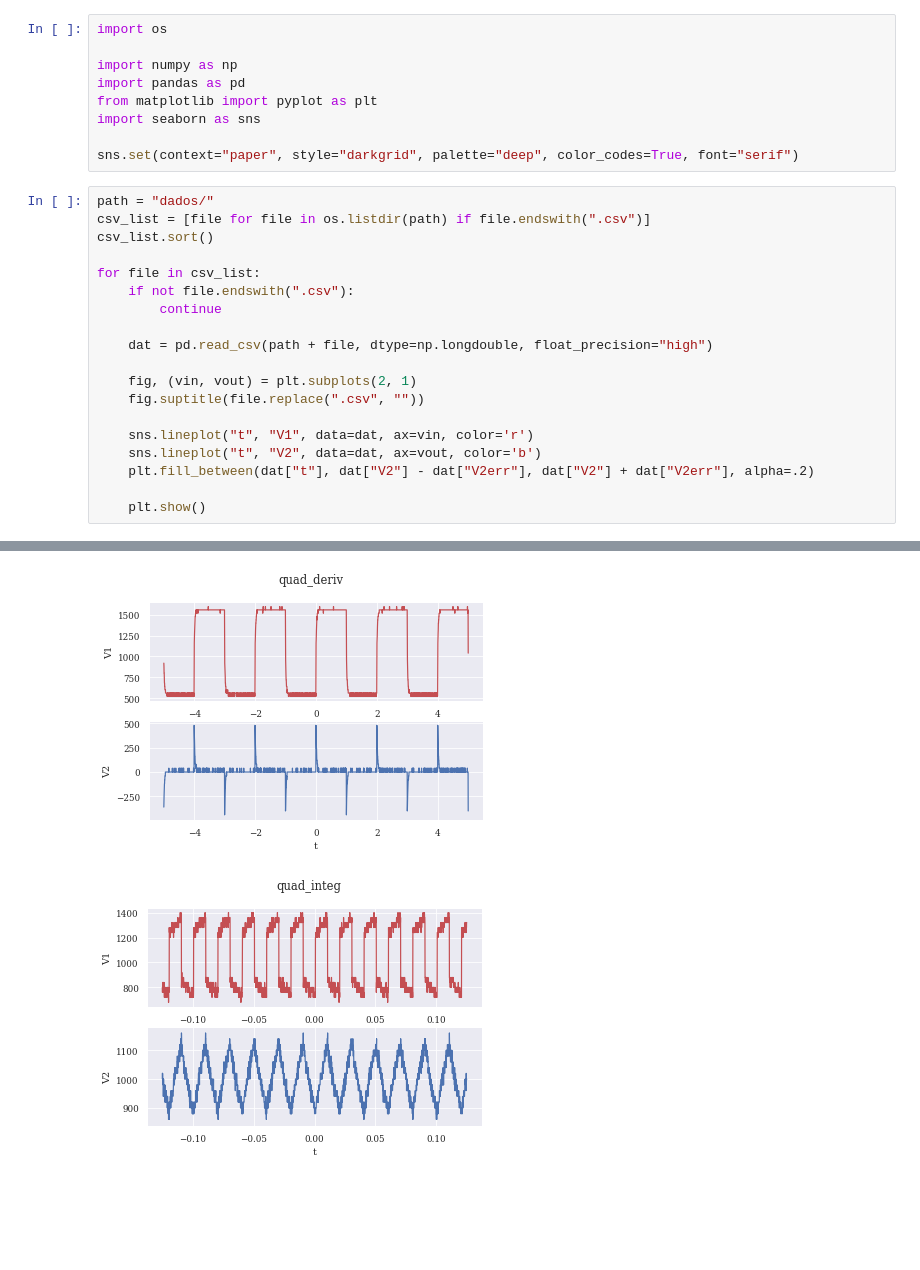
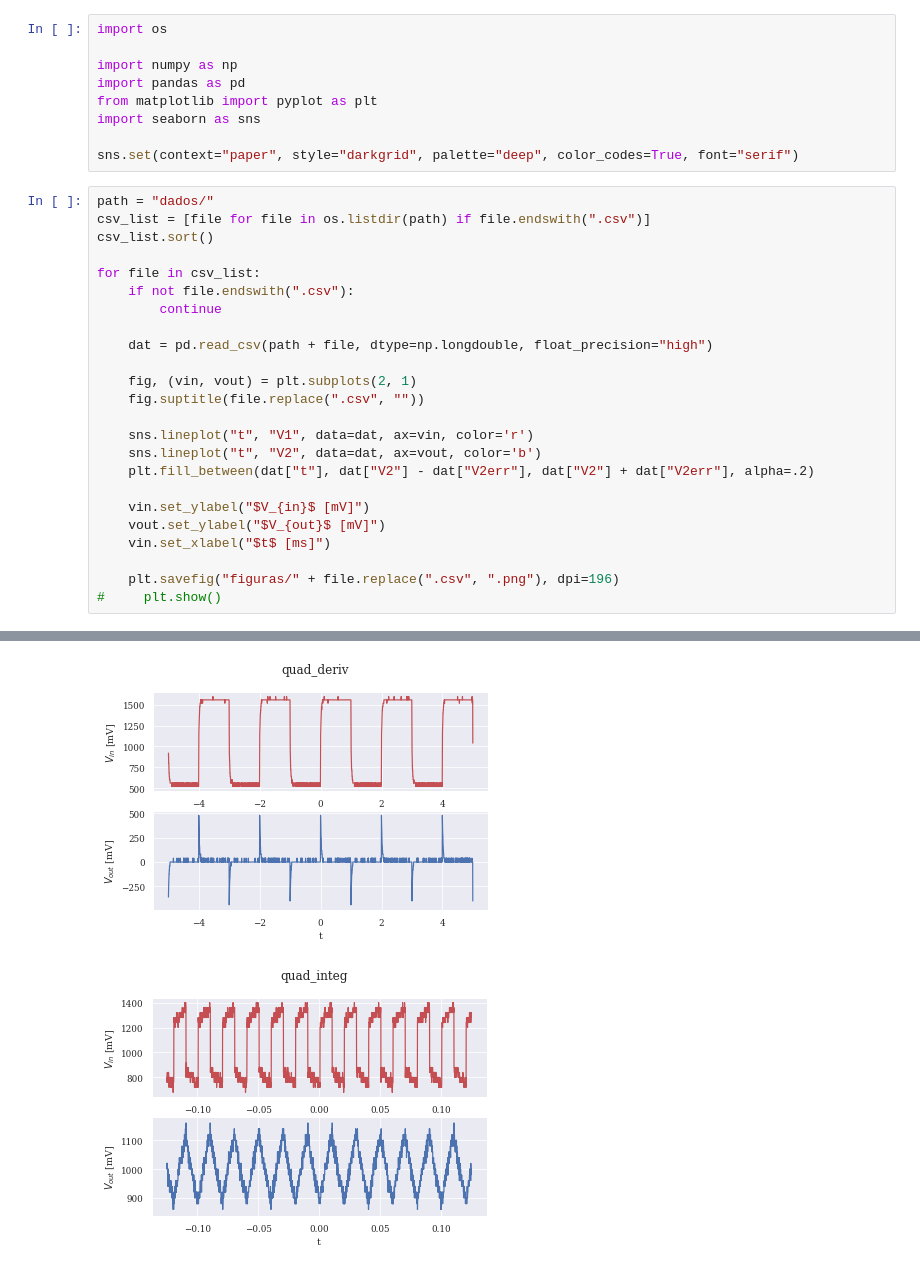
Before and after one commit to marmitar/F429, a Jupyter notebook: aux/plots.ipynb, the cells around one changed output, grey strips where cells are left out. Cells and saved outputs as stored; diff of their text form; blank space fills up the shorter version.

```diff
--- a/aux/plots.ipynb
+++ b/aux/plots.ipynb
@@ -25,5 +25,10 @@ for file in csv_list:
     sns.lineplot("t", "V2", data=dat, ax=vout, color='b')
     plt.fill_between(dat["t"], dat["V2"] - dat["V2err"], dat["V2"] + dat["V2err"], alpha=.2)
 
-    plt.show()
+    vin.set_ylabel("$V_{in}$ [mV]")
+    vout.set_ylabel("$V_{out}$ [mV]")
+    vin.set_xlabel("$t$ [ms]")
+
+    plt.savefig("figuras/" + file.replace(".csv", ".png"), dpi=196)
+#     plt.show()
 # %% [output]
@@ -33,2 +38,2 @@ for file in csv_list:
-[figure, old version]
+[figure, new version]
-[figure, old version]
+[figure, new version]
```
Also changed, not shown: parts of 1 cell of this notebook, 13 other files.
